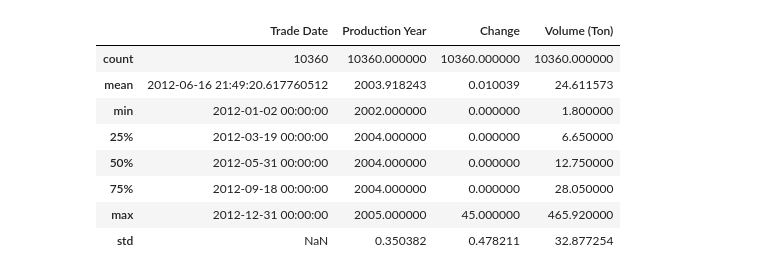
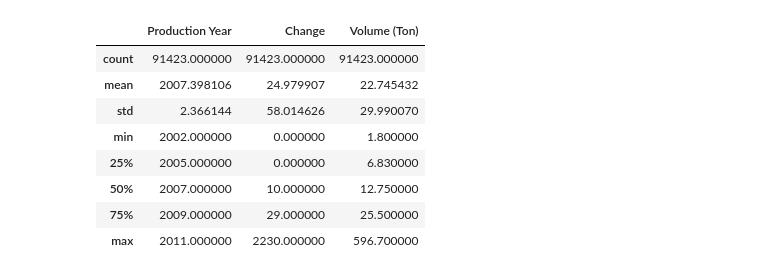
Before and after one commit to natnaelaster/data-analysis-projects, a Jupyter notebook: ETH_Coffee python + tablue/ethio-coffe-exchange.ipynb, the cells around one changed output. Cells and saved outputs as stored; diff of their text form; code cells hidden in the pictures.

Commit message:
adding all excel files to one folder
the separate files of data records from 2012 to 2019 all put in one folder

```diff
--- a/ETH_Coffee python + tablue/ethio-coffe-exchange.ipynb
+++ b/ETH_Coffee python + tablue/ethio-coffe-exchange.ipynb
@@ -22,0 +34,3 @@ cecx.head()
+# %%
+df = pd.read_csv('ethiopian_coffee_exchange_data.csv')
+df.head()
@@ -23,12 +44,12 @@ cecx.head()
 # %%
-cecx.describe()
+df.describe()
 # %% [output]
-|  | Trade Date | Production Year | Change | Volume (Ton) |
-| count | 10360 | 10360.000000 | 10360.000000 | 10360.000000 |
-| mean | 2012-06-16 21:49:20.617760512 | 2003.918243 | 0.010039 | 24.611573 |
-| min | 2012-01-02 00:00:00 | 2002.000000 | 0.000000 | 1.800000 |
-| 25% | 2012-03-19 00:00:00 | 2004.000000 | 0.000000 | 6.650000 |
-| 50% | 2012-05-31 00:00:00 | 2004.000000 | 0.000000 | 12.750000 |
-| 75% | 2012-09-18 00:00:00 | 2004.000000 | 0.000000 | 28.050000 |
-| max | 2012-12-31 00:00:00 | 2005.000000 | 45.000000 | 465.920000 |
-| std | NaN | 0.350382 | 0.478211 | 32.877254 |
+|  | Production Year | Change | Volume (Ton) |
+| count | 91423.000000 | 91423.000000 | 91423.000000 |
+| mean | 2007.398106 | 24.979907 | 22.745432 |
+| std | 2.366144 | 58.014626 | 29.990070 |
+| min | 2002.000000 | 0.000000 | 1.800000 |
+| 25% | 2005.000000 | 0.000000 | 6.830000 |
+| 50% | 2007.000000 | 10.000000 | 12.750000 |
+| 75% | 2009.000000 | 29.000000 | 25.500000 |
+| max | 2011.000000 | 2230.000000 | 596.700000 |
```
Also changed, not shown: parts of 34 cells of this notebook, 9 other files.
